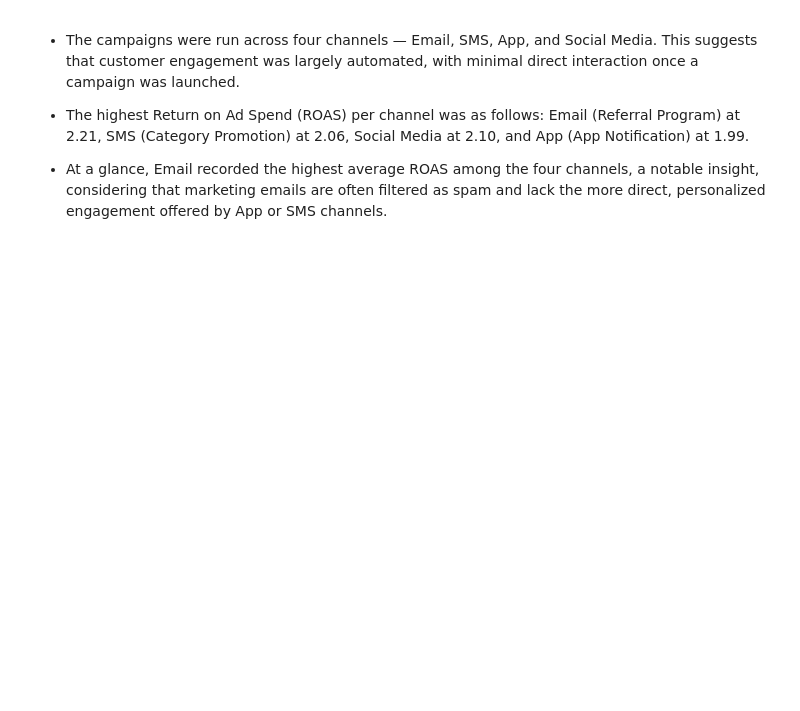
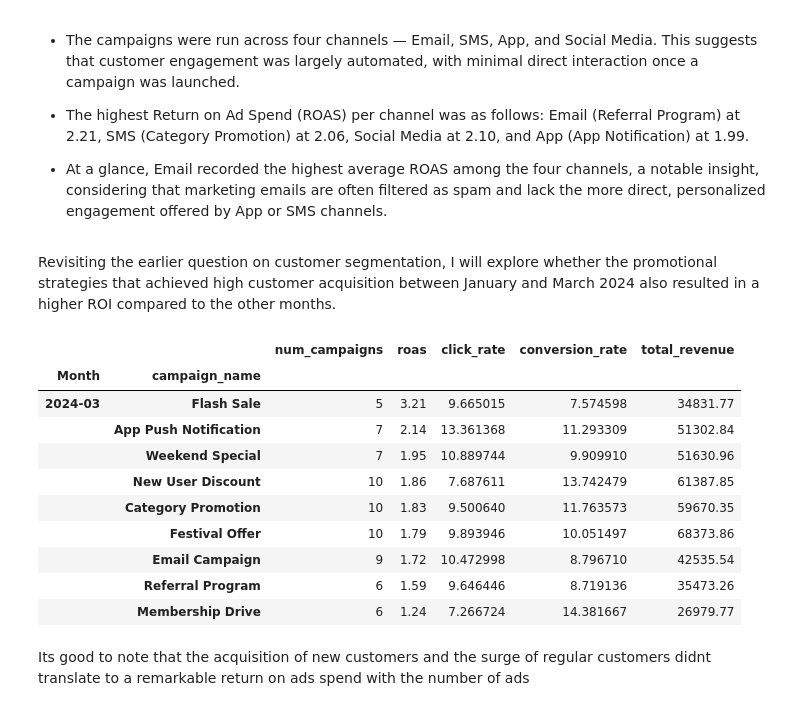
Before and after one commit to Joan-Njoki-Mwangi/Blinkit-Grocery-Store-Deep-Dive, a Jupyter notebook: Blinkit_Grocery_Store_Deep_Dive.ipynb, the cells around one changed output. Drawn from its saved outputs; the diff is of its cells as text; code cells hidden in the pictures; blank space fills up the shorter version.

```diff
--- a/Blinkit_Grocery_Store_Deep_Dive.ipynb
+++ b/Blinkit_Grocery_Store_Deep_Dive.ipynb
@@ -585,3 +585,5 @@ popular_campaigns
 * The highest Return on Ad Spend (ROAS) per channel was as follows: Email (Referral Program) at 2.21, SMS (Category Promotion) at 2.06, Social Media at 2.10, and App (App Notification) at 1.99.
 
 * At a glance, Email recorded the highest average ROAS among the four channels, a notable insight, considering that marketing emails are often filtered as spam and lack the more direct, personalized engagement offered by App or SMS channels.
+# %% [markdown]
+Revisiting the earlier question on customer segmentation, I will  explore whether the promotional strategies that achieved high customer acquisition between January and March 2024 also resulted in a higher ROI compared to the other months.
@@ -587,0 +593,48 @@ popular_campaigns
+# %%
+# Convert date and extract month
+market_performance['date'] = pd.to_datetime(market_performance['date'], errors='coerce')
+market_performance['Month'] = market_performance['date'].dt.to_period('M')
+
+# Filter for specific campaigns
+festival_campaign = market_performance.loc[
+
+        (market_performance['target_audience']=='New Users') &
+    (market_performance['Month'] == '2024-03')
+]
+# Group by Month and aggregate
+return_on_ads_spend = festival_campaign.groupby(['Month','campaign_name']).agg(
+    num_campaigns=('campaign_id', 'count'),
+    total_revenue=('revenue_generated', 'sum'),
+    total_spend=('spend', 'sum'),
+    total_impressions = ('impressions','sum'),
+    total_clicks = ('clicks','sum'),
+    total_conversions = ('conversions','sum')
+)
+
+# Compute ROAS
+return_on_ads_spend['roas'] = (
+    return_on_ads_spend['total_revenue'] / return_on_ads_spend['total_spend']
+)
+return_on_ads_spend['click_rate'] = (return_on_ads_spend['total_clicks'] / return_on_ads_spend['total_impressions']) * 100
+return_on_ads_spend['conversion_rate'] = (return_on_ads_spend['total_conversions'] / return_on_ads_spend['total_clicks']) * 100
+
+# Round for readability
+return_on_ads_spend = return_on_ads_spend.round({'roas': 2})
+
+# Display results
+# return_on_ads_spend.sort_values(by='roas', ascending=False)
+return_on_ads_spend[['num_campaigns','roas','click_rate','conversion_rate','total_revenue']].sort_values(by='roas', ascending=False)
+# %% [output]
+|  |  | num_campaigns | roas | click_rate | conversion_rate | total_revenue |
+| Month | campaign_name |  |  |  |  |  |
+| 2024-03 | Flash Sale | 5 | 3.21 | 9.665015 | 7.574598 | 34831.77 |
+|  | App Push Notification | 7 | 2.14 | 13.361368 | 11.293309 | 51302.84 |
+|  | Weekend Special | 7 | 1.95 | 10.889744 | 9.909910 | 51630.96 |
+|  | New User Discount | 10 | 1.86 | 7.687611 | 13.742479 | 61387.85 |
+|  | Category Promotion | 10 | 1.83 | 9.500640 | 11.763573 | 59670.35 |
+|  | Festival Offer | 10 | 1.79 | 9.893946 | 10.051497 | 68373.86 |
+|  | Email Campaign | 9 | 1.72 | 10.472998 | 8.796710 | 42535.54 |
+|  | Referral Program | 6 | 1.59 | 9.646446 | 8.719136 | 35473.26 |
+|  | Membership Drive | 6 | 1.24 | 7.266724 | 14.381667 | 26979.77 |
+# %% [markdown]
+Its good to note that the acquisition of new customers and the surge of regular customers didnt translate to a remarkable return on ads spend with the number of ads
```
Also changed, not shown: parts of 3 cells of this notebook.
